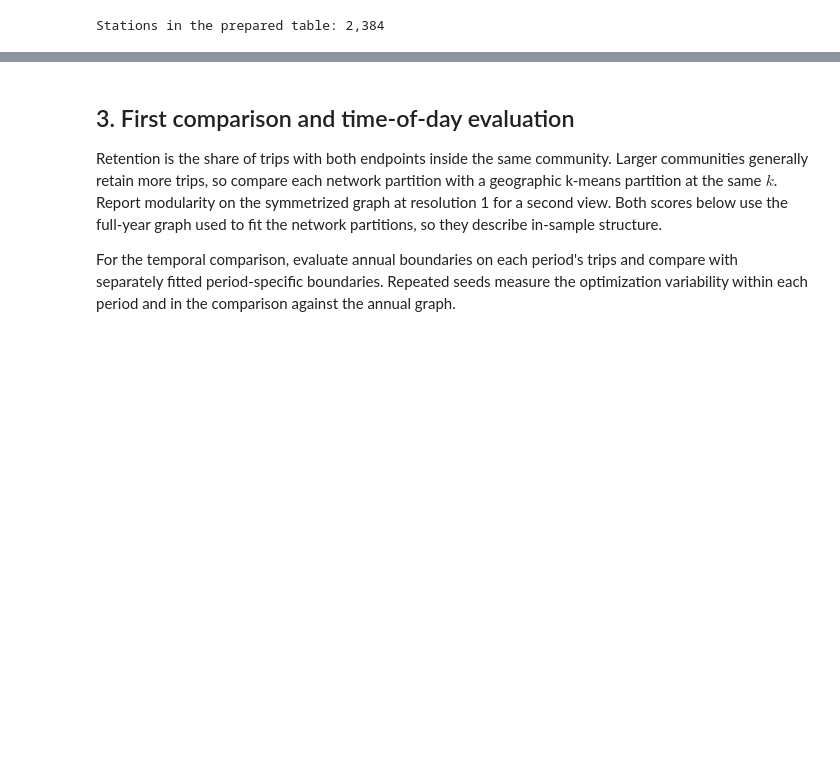
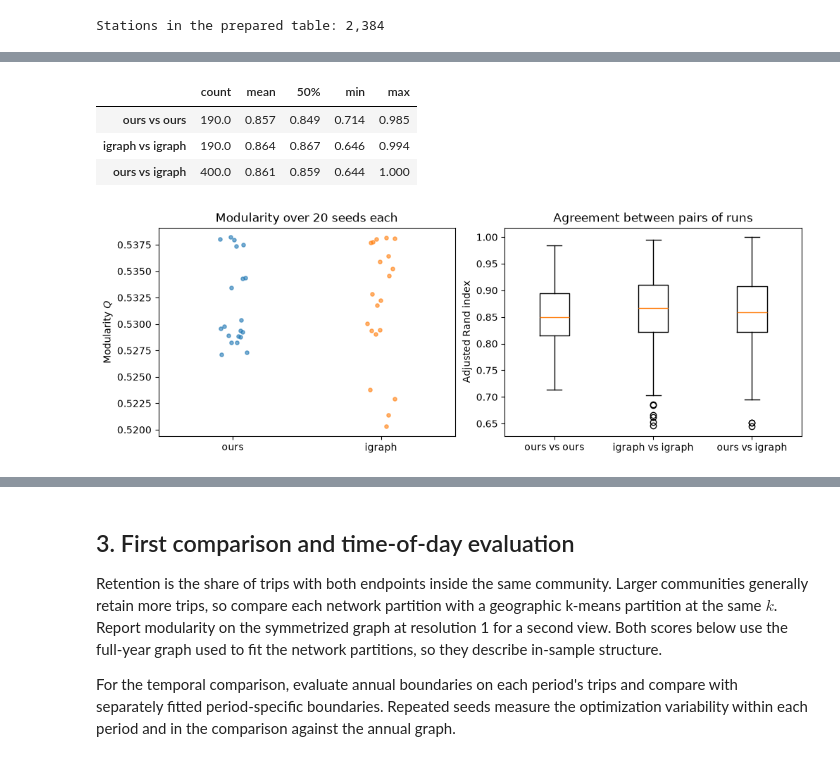
Before and after one commit to Lyngsberg/city_bike, a Jupyter notebook: city_bike.ipynb, the cells around one changed output, grey strips where cells are left out. Drawn from its saved outputs; the diff is of its cells as text; code cells hidden in the pictures; blank space fills up the shorter version.

```diff
--- a/city_bike.ipynb
+++ b/city_bike.ipynb
@@ -109,0 +216,30 @@ partitions = {
+# %%
+def pairwise_ari(a, b=None):
+    """ARI for every pair of partitions within a (if b is None) or between a and b."""
+    pairs = combinations(a, 2) if b is None else product(a, b)
+    return [ari(x, y) for x, y in pairs]
+
+
+ari_groups = {
+    "ours vs ours": pairwise_ari(partitions_by_seed["ours"]),
+    "igraph vs igraph": pairwise_ari(partitions_by_seed["igraph"]),
+    "ours vs igraph": pairwise_ari(partitions_by_seed["ours"], partitions_by_seed["igraph"]),
+}
+ari_summary = pd.DataFrame({name: pd.Series(values).describe() for name, values in ari_groups.items()}).T
+display(ari_summary[["count", "mean", "50%", "min", "max"]].round(3))
+
+fig, (ax_q, ax_ari) = plt.subplots(1, 2, figsize=(10, 3.5), layout="constrained")
+jitter = np.random.default_rng(SEED)
+for i, (name, q) in enumerate(q_by_implementation.items()):
+    ax_q.scatter(i + jitter.uniform(-0.1, 0.1, len(q)), q, s=14, alpha=0.6)
+ax_q.set(xticks=range(len(implementations)), xticklabels=list(implementations), xlim=(-0.5, 1.5),
+         ylabel="Modularity $Q$", title=f"Modularity over {N_SEEDS} seeds each")
+ax_ari.boxplot(list(ari_groups.values()), tick_labels=list(ari_groups))
+ax_ari.set(ylabel="Adjusted Rand index", title="Agreement between pairs of runs")
+plt.show()
+# %% [output]
+|  | count | mean | 50% | min | max |
+| ours vs ours | 190.0 | 0.857 | 0.849 | 0.714 | 0.985 |
+| igraph vs igraph | 190.0 | 0.864 | 0.867 | 0.646 | 0.994 |
+| ours vs igraph | 400.0 | 0.861 | 0.859 | 0.644 | 1.000 |
+[figure, added]
```
Also changed, not shown: parts of 16 cells of this notebook.
